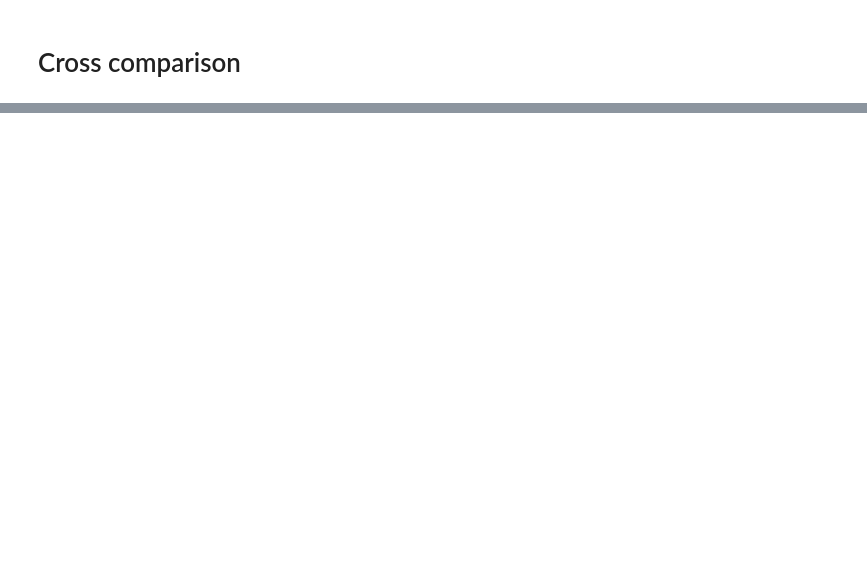
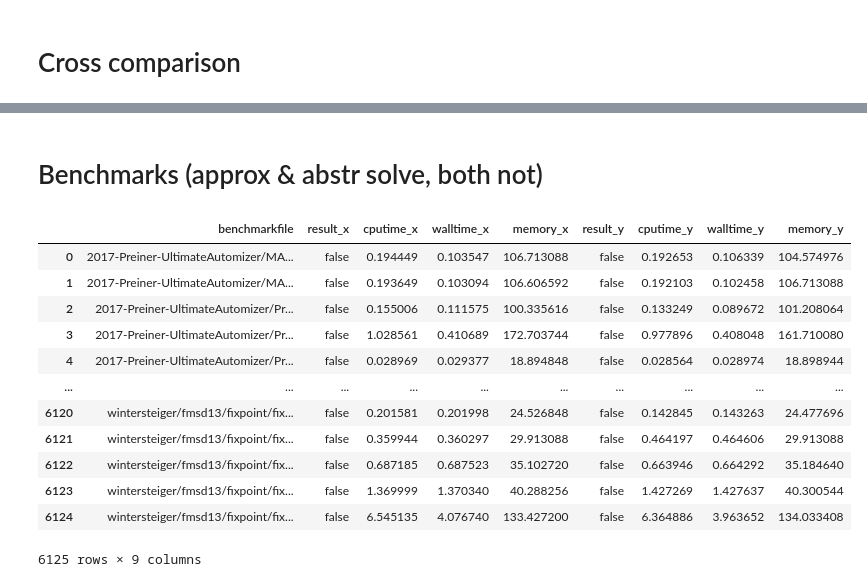
Before and after one commit to svarcinator/Q3B, a Jupyter notebook: statistics/statistics_final/Final statistics.ipynb, the cells around one changed output, grey strips where cells are left out. Saved outputs shown, nothing was run; the diff lists cells and outputs as text; code cells hidden in the pictures; blank space fills up the shorter version.

```diff
--- a/statistics/statistics_final/Final statistics.ipynb
+++ b/statistics/statistics_final/Final statistics.ipynb
@@ -75,9 +71,9 @@ get_num_of_benchmarks(remove_fails_form_dict(benchm_dict, fails))
 # %%
-def get_df(path):
+def get_sum_df(path):
     csv = ml.get_csv(path)
     df = ml.dict_to_df(ml.get_data(csv))
-    fails = get_fails(frames)
-    df = remove_fails_form_dict(df, fails)
+    #fails = get_fails(frames)
+    #df = remove_fails_form_dict(df, fails)
     sumdata = ml.sum_data(df)
     timedata = ml.time_data(df)
     sumdata = sumdata.reindex(sorted(sumdata.columns), axis=1)
@@ -230,0 +272,31 @@ ml.write_to_file("/home/xschwar3/dp/statistics/cross_comparison.tex", cross_comp
+# %% [markdown]
+# Benchmarks (approx & abstr solve, both not)
+# %%
+def get_df(path, frames):
+    adict1 = ml.dict_to_df(ml.get_data( ml.get_csv(path)))
+    fails = get_fails(frames)
+    adict1 = remove_fails_form_dict(adict1, fails)
+    df1 = merge_benchmark_families(adict1)
+    return df1
+# %%
+both = get_df(current_dir + versions['both'], frames)
+abstr = get_df(current_dir + versions['abstr'], frames)
+approx = get_df(current_dir + versions['approx'], frames)
+# %%
+solved_by_approx_abstr  = pd.merge(abstr, approx, on='benchmarkfile', how='inner')
+# %%
+solved_by_approx_abstr
+# %% [output]
+|  | benchmarkfile | result_x | cputime_x | walltime_x | memory_x | result_y | cputime_y | walltime_y | memory_y |
+| 0 | 2017-Preiner-UltimateAutomizer/MA... | false | 0.194449 | 0.103547 | 106.713088 | false | 0.192653 | 0.106339 | 104.574976 |
+| 1 | 2017-Preiner-UltimateAutomizer/MA... | false | 0.193649 | 0.103094 | 106.606592 | false | 0.192103 | 0.102458 | 106.713088 |
+| 2 | 2017-Preiner-UltimateAutomizer/Pr... | false | 0.155006 | 0.111575 | 100.335616 | false | 0.133249 | 0.089672 | 101.208064 |
+| 3 | 2017-Preiner-UltimateAutomizer/Pr... | false | 1.028561 | 0.410689 | 172.703744 | false | 0.977896 | 0.408048 | 161.710080 |
+| 4 | 2017-Preiner-UltimateAutomizer/Pr... | false | 0.028969 | 0.029377 | 18.894848 | false | 0.028564 | 0.028974 | 18.898944 |
+| ... | ... | ... | ... | ... | ... | ... | ... | ... | ... |
+| 6120 | wintersteiger/fmsd13/fixpoint/fix... | false | 0.201581 | 0.201998 | 24.526848 | false | 0.142845 | 0.143263 | 24.477696 |
+| 6121 | wintersteiger/fmsd13/fixpoint/fix... | false | 0.359944 | 0.360297 | 29.913088 | false | 0.464197 | 0.464606 | 29.913088 |
+| 6122 | wintersteiger/fmsd13/fixpoint/fix... | false | 0.687185 | 0.687523 | 35.102720 | false | 0.663946 | 0.664292 | 35.184640 |
+| 6123 | wintersteiger/fmsd13/fixpoint/fix... | false | 1.369999 | 1.370340 | 40.288256 | false | 1.427269 | 1.427637 | 40.300544 |
+| 6124 | wintersteiger/fmsd13/fixpoint/fix... | false | 6.545135 | 4.076740 | 133.427200 | false | 6.364886 | 3.963652 | 134.033408 |
+6125 rows × 9 columns
```
Also changed, not shown: parts of 27 cells of this notebook.
